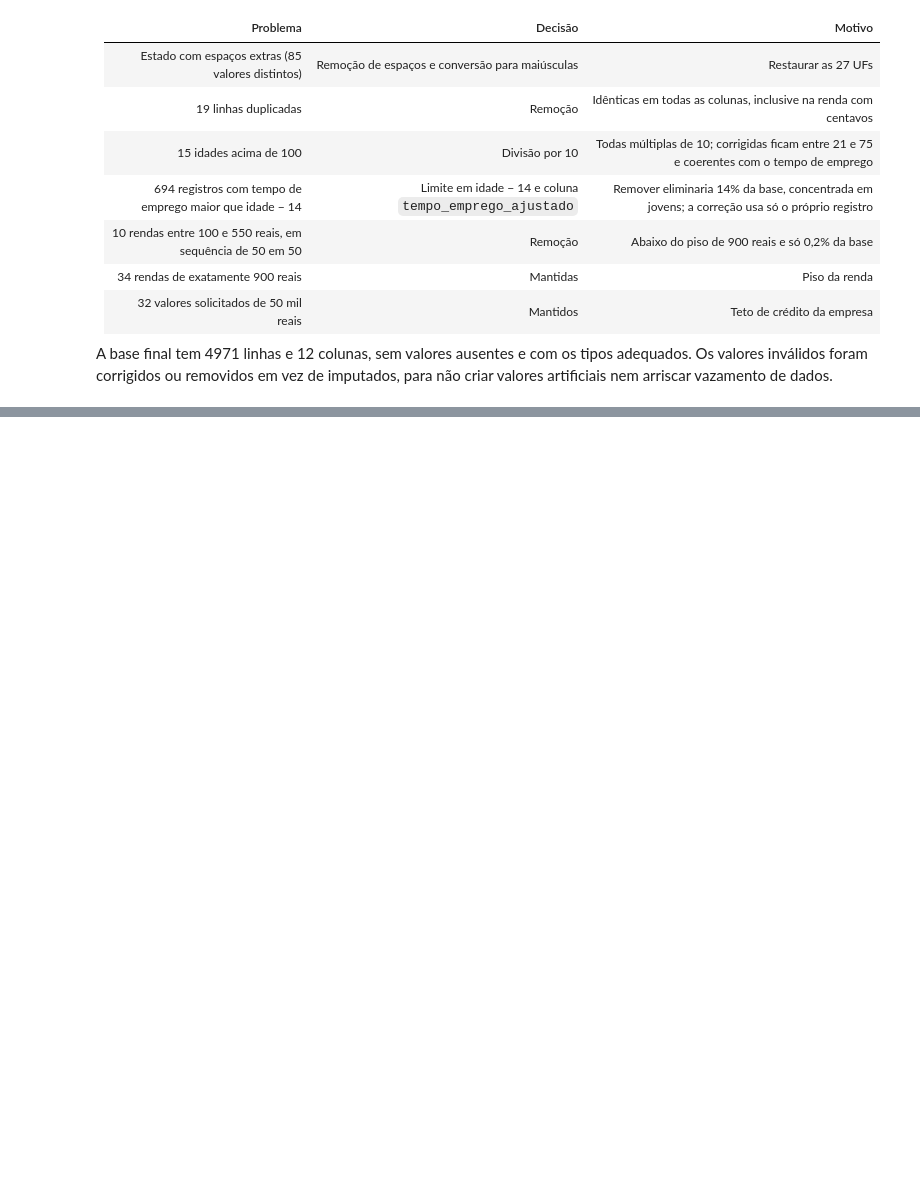
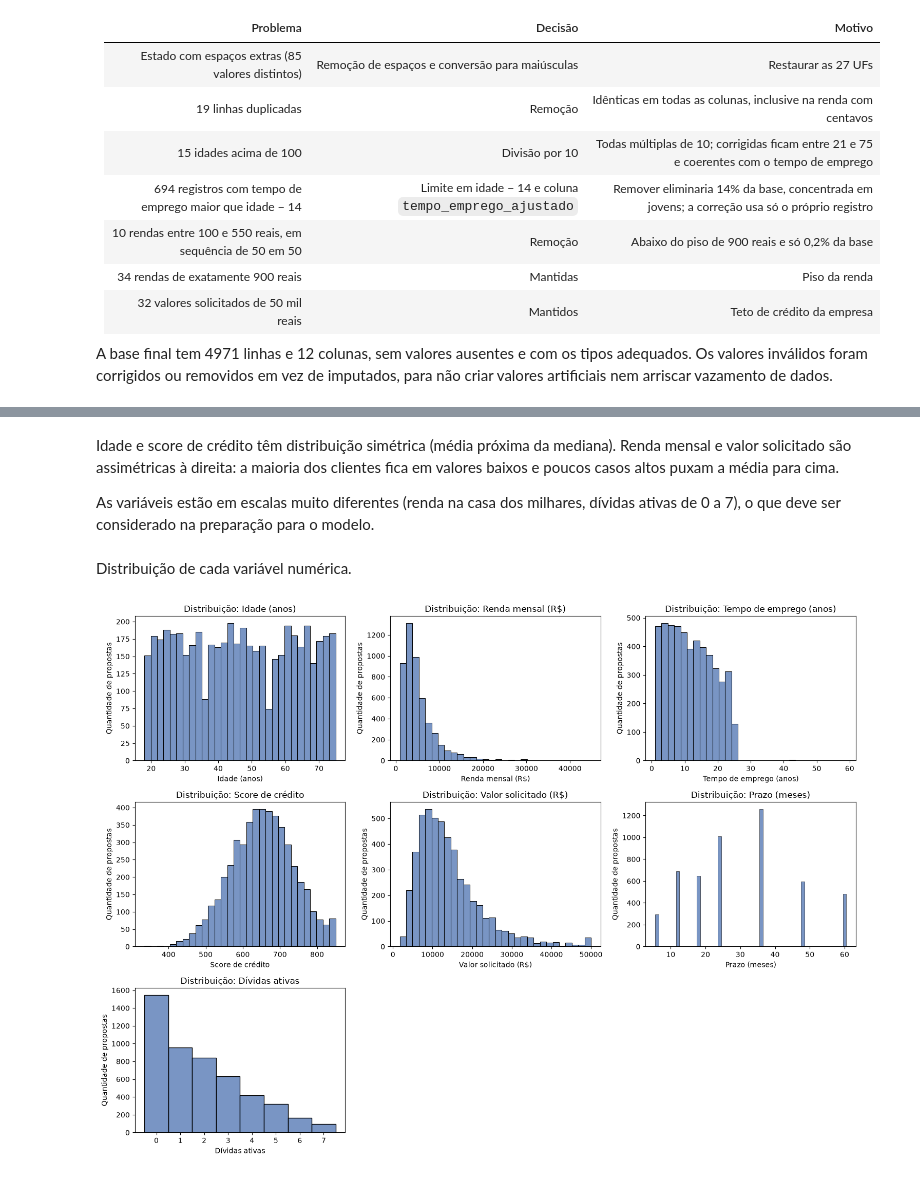
Before and after one commit to dudamark/desafio-credito-credair, a Jupyter notebook: notebooks/analise_credito.ipynb, the cells around one changed output, grey strips where cells are left out. Drawn from its saved outputs; the diff is of its cells as text; code cells hidden in the pictures; blank space fills up the shorter version.

```diff
--- a/notebooks/analise_credito.ipynb
+++ b/notebooks/analise_credito.ipynb
@@ -376,0 +417,5 @@ A base final tem 4971 linhas e 12 colunas, sem valores ausentes e com os tipos a
+# %%
+colunas_numericas = ["idade", "renda_mensal", "tempo_emprego_anos", "score_credito",
+                     "valor_solicitado", "prazo_meses", "dividas_ativas"]
+
+df_limpo[colunas_numericas].describe().T.round(2)
@@ -376,0 +431,38 @@ A base final tem 4971 linhas e 12 colunas, sem valores ausentes e com os tipos a
+# %% [markdown]
+Idade e score de crédito têm distribuição simétrica (média próxima da mediana). Renda mensal e valor solicitado são assimétricas à direita: a maioria dos clientes fica em valores baixos e poucos casos altos puxam a média para cima.
+
+As variáveis estão em escalas muito diferentes (renda na casa dos milhares, dívidas ativas de 0 a 7), o que deve ser considerado na preparação para o modelo.
+# %% [markdown]
+Distribuição de cada variável numérica.
+# %%
+nomes_variaveis = {
+    "idade": "Idade (anos)",
+    "renda_mensal": "Renda mensal (R$)",
+    "tempo_emprego_anos": "Tempo de emprego (anos)",
+    "score_credito": "Score de crédito",
+    "valor_solicitado": "Valor solicitado (R$)",
+    "prazo_meses": "Prazo (meses)",
+    "dividas_ativas": "Dívidas ativas"
+}
+colunas_discretas = ["prazo_meses", "dividas_ativas"]
+
+fig, axes = plt.subplots(3, 3, figsize=(15, 11))
+axes = axes.flatten()
+
+for i, coluna in enumerate(colunas_numericas):
+    ax = axes[i]
+    if coluna in colunas_discretas:
+        sns.histplot(data=df_limpo, x=coluna, discrete=True, ax=ax, color="#4C72B0")
+    else:
+        sns.histplot(data=df_limpo, x=coluna, bins=30, ax=ax, color="#4C72B0")
+    ax.set_title(f"Distribuição: {nomes_variaveis[coluna]}")
+    ax.set_xlabel(nomes_variaveis[coluna])
+    ax.set_ylabel("Quantidade de propostas")
+
+for j in range(len(colunas_numericas), len(axes)):
+    axes[j].set_visible(False)
+
+plt.tight_layout()
+plt.show()
+# %% [output]
+[figure, added]
```
Also changed, not shown: parts of 32 cells of this notebook.
